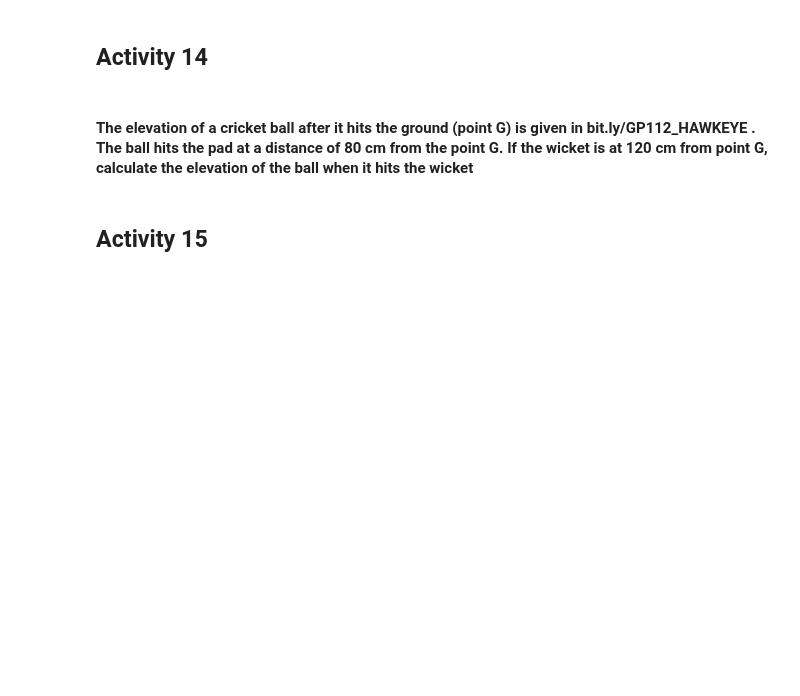
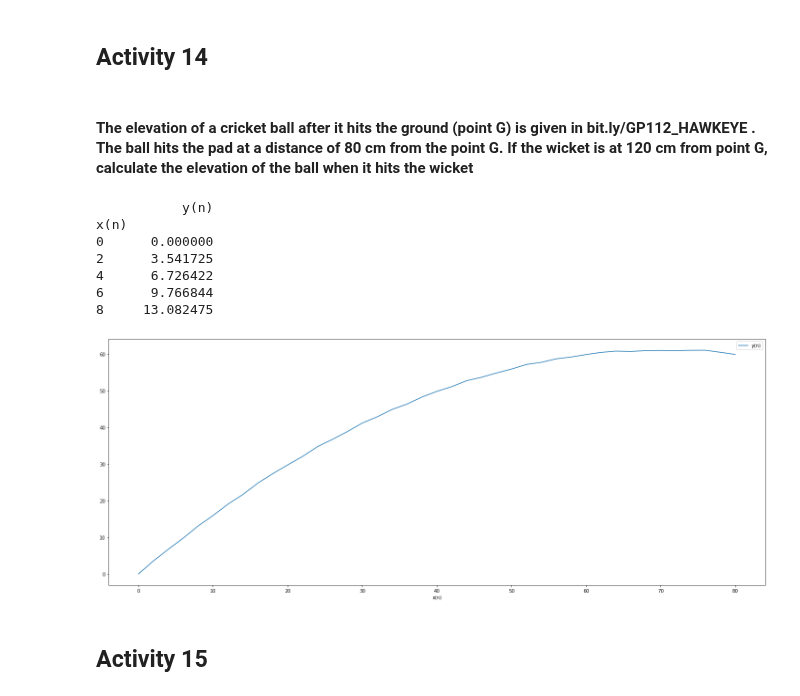
Before and after one commit to Rathees-Koneswarann/matplotlib-signal-analisis, a Jupyter notebook: violin-sound-process.ipynb, the cells around one changed output. Cells and saved outputs as stored; diff of their text form; code cells hidden in the pictures; blank space fills up the shorter version.

Commit message:
Plot graph for a-14

```diff
--- a/violin-sound-process.ipynb
+++ b/violin-sound-process.ipynb
@@ -14,6 +14,28 @@ import IPython.display as ipd
 ## Activity 14
 # %% [markdown]
 #### The elevation of a cricket ball after it hits the ground (point G) is given in bit.ly/GP112_HAWKEYE . The ball hits the pad at a distance of 80 cm from the point G. If the wicket is at 120 cm from point G, calculate the elevation of the ball when it hits the wicket
+# %%
+plt.rcParams["figure.figsize"] = [20, 8]
+plt.rcParams["figure.autolayout"] = True
+
+# import the data sheet using pandas in csv format
+given_data = pd.read_csv('y-vs-time.csv', header=0, index_col=0)
+
+# print first 5 raws in the data sheet
+print(given_data.head())
+
+# plot the data
+given_data.plot()
+plt.show()
+# %% [output]
+           y(n)
+x(n)
+0      0.000000
+2      3.541725
+4      6.726422
+6      9.766844
+8     13.082475
+[figure, added]
 # %% [markdown]
 ## Activity 15
 # %% [markdown]
```
Also changed, not shown: 1 other file.
